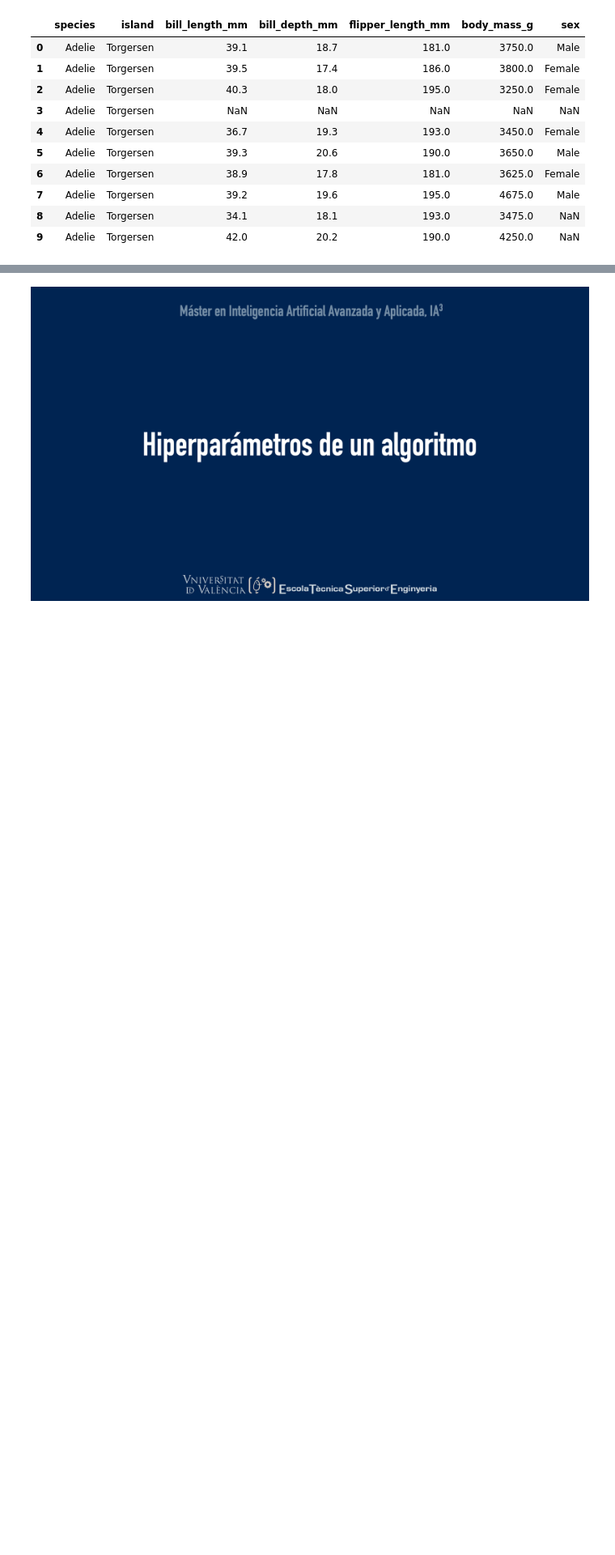
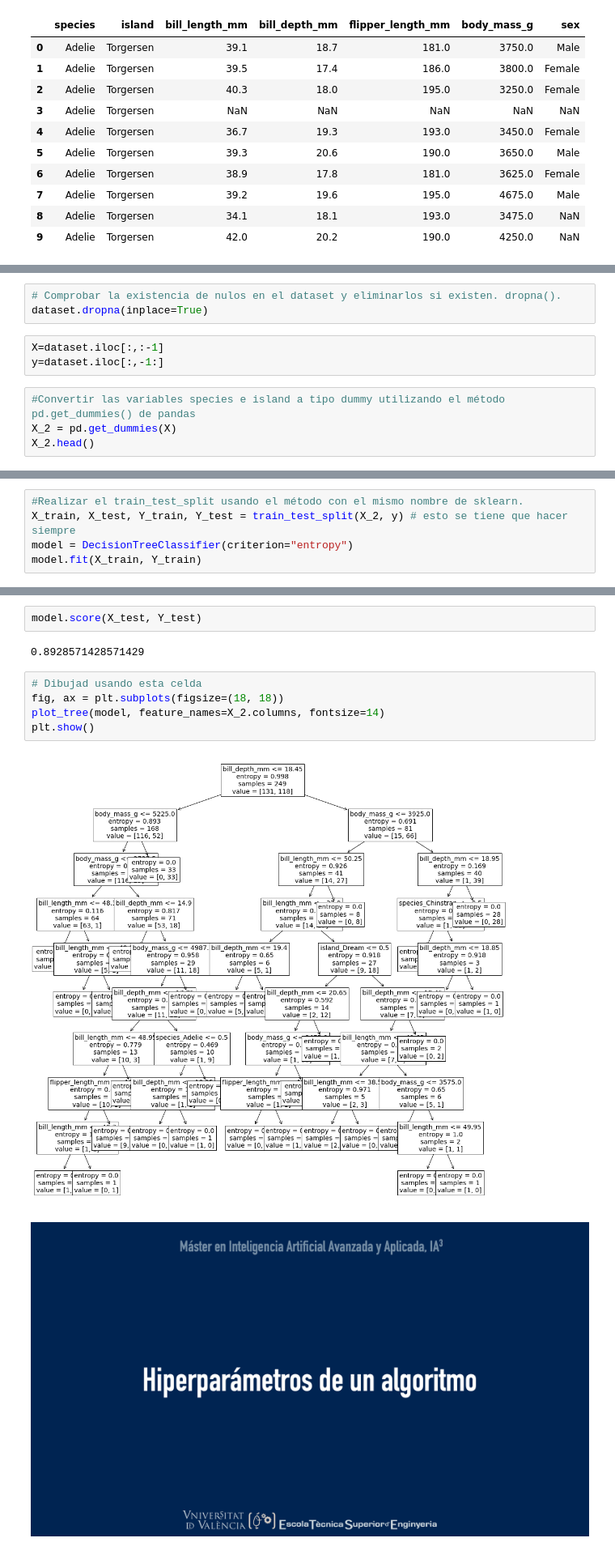
Before and after one commit to JuFeGa/Clase_Javier_Cuadra, a Jupyter notebook: Decision_trees.ipynb, the cells around one changed output, grey strips where cells are left out. Shown at 81% size. Saved outputs shown, nothing was run; the diff lists cells and outputs as text; blank space fills up the shorter version.

```diff
--- a/Decision_trees.ipynb
+++ b/Decision_trees.ipynb
@@ -232,0 +233,10 @@ dataset.head(10)
+# %%
+# Comprobar la existencia de nulos en el dataset y eliminarlos si existen. dropna().
+dataset.dropna(inplace=True)
+# %%
+X=dataset.iloc[:,:-1]
+y=dataset.iloc[:,-1:]
+# %%
+#Convertir las variables species e island a tipo dummy utilizando el método pd.get_dummies() de pandas
+X_2 = pd.get_dummies(X)
+X_2.head()
@@ -232,0 +252,5 @@ dataset.head(10)
+# %%
+#Realizar el train_test_split usando el método con el mismo nombre de sklearn.
+X_train, X_test, Y_train, Y_test = train_test_split(X_2, y) # esto se tiene que hacer siempre
+model = DecisionTreeClassifier(criterion="entropy")
+model.fit(X_train, Y_train)
@@ -233,3 +268,14 @@ dataset.head(10)
+# %%
+model.score(X_test, Y_test)
+# %% [output]
+0.8928571428571429
+# %%
+# Dibujad usando esta celda
+fig, ax = plt.subplots(figsize=(18, 18))
+plot_tree(model, feature_names=X_2.columns, fontsize=14)
+plt.show()
+# %% [output]
+[figure, added]
 # %% [markdown]
 ![ML_7.png](embedded-picture-1)
 # %% [markdown]
```
Also changed, not shown: parts of 22 cells of this notebook.
